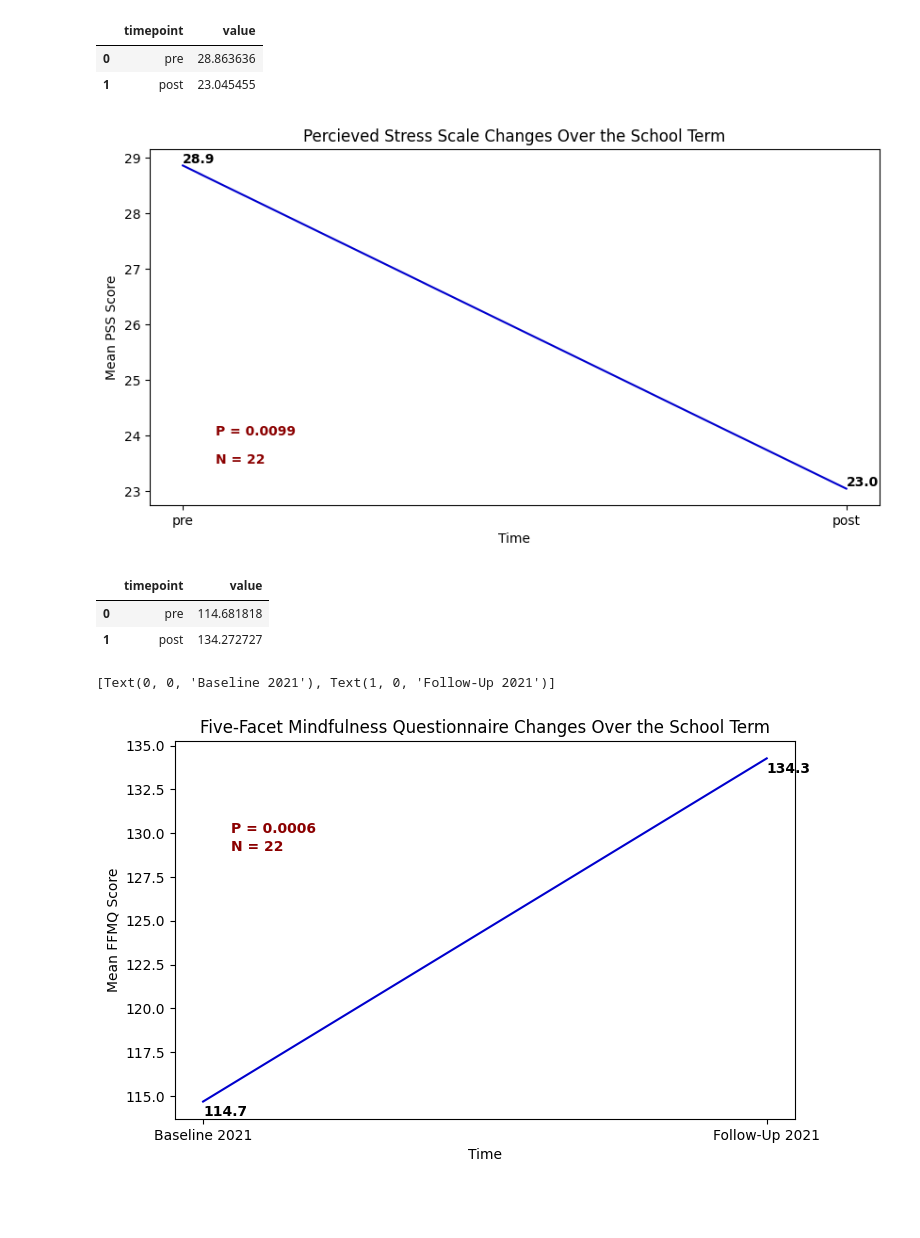
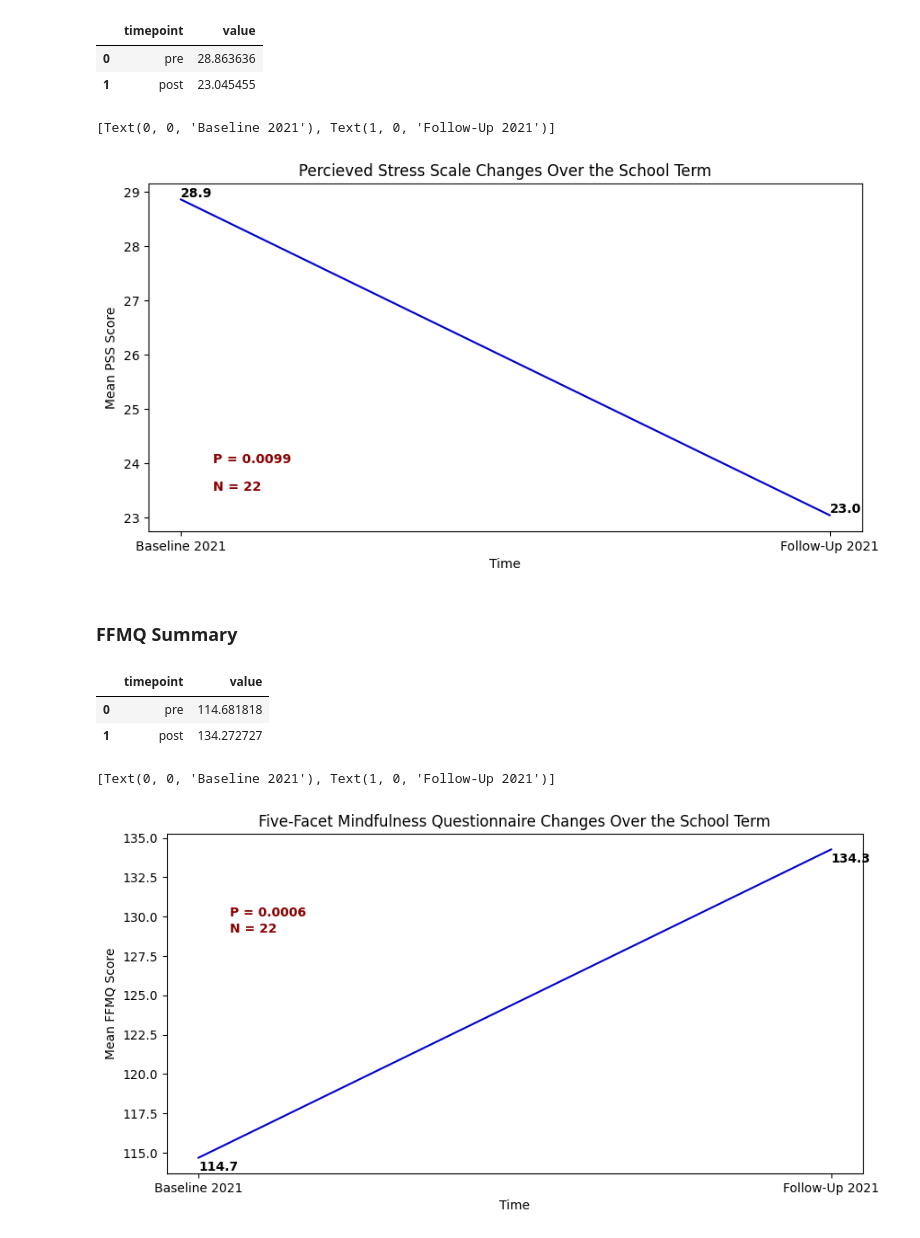
Before and after one commit to youribenadjaoud/PHP1880-stress-survey, a Jupyter notebook: stress_survey.ipynb, the cells around one changed output. Drawn from its saved outputs; the diff is of its cells as text; code cells hidden in the pictures; blank space fills up the shorter version.

```diff
--- a/stress_survey.ipynb
+++ b/stress_survey.ipynb
@@ -245,8 +247,13 @@ plt.text(1-0.95, 23.5, "N = 22", horizontalalignment='left', size='medium', colo
 labels = [item.get_text() for item in ax.get_xticklabels()]
 labels[0] = 'Baseline 2021'
 labels[1] = 'Follow-Up 2021'
+
+ax.set_xticklabels(labels)
 # %% [output]
+[Text(0, 0, 'Baseline 2021'), Text(1, 0, 'Follow-Up 2021')]
-[figure, old version]
+[figure, new version]
+# %% [markdown]
+### FFMQ Summary
 # %%
 ffmq_total = pd.melt(total, id_vars='timepoint', value_vars= 'FFMQ Total')
 # %%
@@ -258,30 +265,30 @@ ffmq_total_grouped
 | 0 | pre | 114.681818 |
 | 1 | post | 134.272727 |
 # %%
-fig, ax = plt.subplots(figsize=(8, 5), dpi=100)
+fig, ax = plt.subplots(figsize=(10, 5), dpi=100)
 
 sns.lineplot(
     data=ffmq_total_grouped,
     x="timepoint",
     y="value",
     ci=None,
     color='mediumblue'
     )
 ax.set(xlabel = "Time", ylabel = "Mean FFMQ Score")
 ax.set(title= "Five-Facet Mindfulness Questionnaire Changes Over the School Term")
 
 
 for x, y in zip(ffmq_total_grouped['timepoint'], ffmq_total_grouped['value']):
     plt.text(x = x, y = y-0.8, s = '{:.1f}'.format(y), color = 'black', weight='semibold') #.set_backgroundcolor('lightblue')
 
 plt.text(1-0.95, 130, "P = 0.0006", horizontalalignment='left', size='medium', color='darkred', weight='semibold')
 plt.text(1-0.95, 129, "N = 22", horizontalalignment='left', size='medium', color='darkred', weight='semibold')
 
 labels = [item.get_text() for item in ax.get_xticklabels()]
 labels[0] = 'Baseline 2021'
 labels[1] = 'Follow-Up 2021'
 
 ax.set_xticklabels(labels)
 # %% [output]
 [Text(0, 0, 'Baseline 2021'), Text(1, 0, 'Follow-Up 2021')]
-[figure, old version]
+[figure, new version]
```
Also changed, not shown: parts of 26 cells of this notebook.
